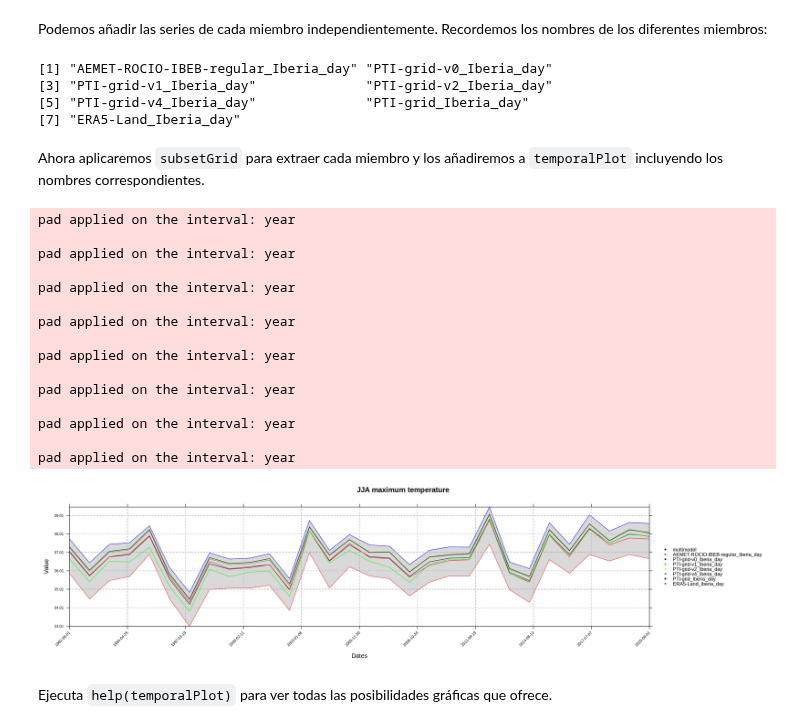
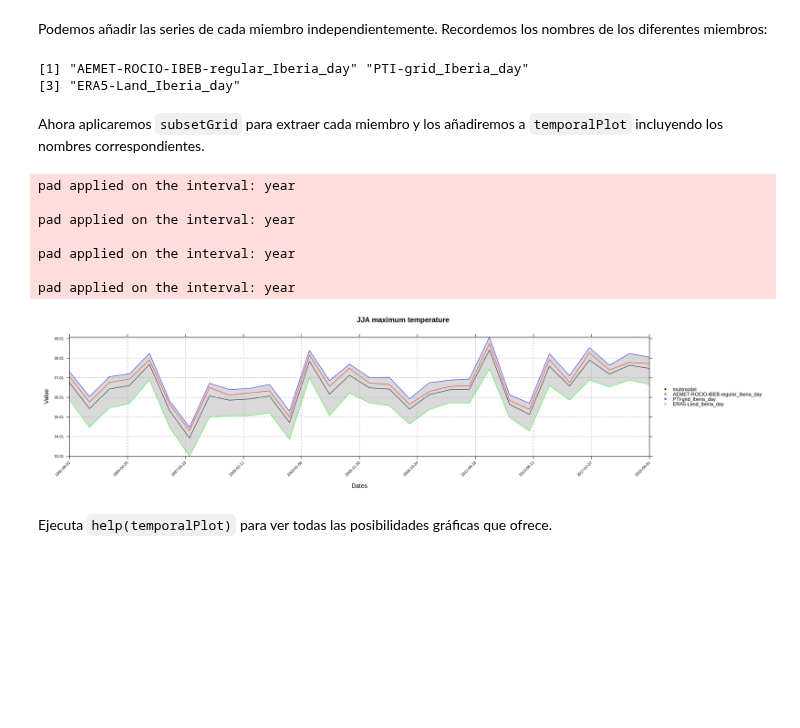
Before and after one commit to SantanderMetGroup/PTI-Clima-Datalab, a Jupyter notebook: Notebooks/R/intercomp_rejillas_obs_Iberia_R.ipynb, the cells around one changed output. Drawn from its saved outputs; the diff is of its cells as text; code cells hidden in the pictures; blank space fills up the shorter version.

```diff
--- a/Notebooks/R/intercomp_rejillas_obs_Iberia_R.ipynb
+++ b/Notebooks/R/intercomp_rejillas_obs_Iberia_R.ipynb
@@ -239,0 +242,3 @@ datasets <- datasets[ind, ] %>% print
+# %%
+ind <- grep("PTI-grid-v", datasets$dataset, invert = TRUE)
+datasets <- datasets[ind, ] %>% print
@@ -589,41 +584,27 @@ Podemos añadir las series de cada miembro independientemente. Recordemos los no
 # %%
 tasmax.jja.grid.max.masked$Members
 # %% [output]
-[1] "AEMET-ROCIO-IBEB-regular_Iberia_day" "PTI-grid-v0_Iberia_day"
-[3] "PTI-grid-v1_Iberia_day"              "PTI-grid-v2_Iberia_day"
-[5] "PTI-grid-v4_Iberia_day"              "PTI-grid_Iberia_day"
-[7] "ERA5-Land_Iberia_day"
+[1] "AEMET-ROCIO-IBEB-regular_Iberia_day" "PTI-grid_Iberia_day"
+[3] "ERA5-Land_Iberia_day"
 # %% [markdown]
 Ahora aplicaremos `subsetGrid` para extraer cada miembro y los añadiremos a `temporalPlot` incluyendo los nombres correspondientes.
 # %%
 independent.members <- lapply(1:length(datasets$dataset), function(i) subsetGrid(tasmax.jja.grid.max.masked, members = i))
 
 temporalPlot("multimodel" = tasmax.jja.grid.max.masked,
              "AEMET-ROCIO-IBEB-regular_Iberia_day" = independent.members[[1]],
-             "PTI-grid-v0_Iberia_day" = independent.members[[2]],
-             "PTI-grid-v1_Iberia_day" = independent.members[[3]],
-             "PTI-grid-v2_Iberia_day" = independent.members[[4]],
-             "PTI-grid-v4_Iberia_day" = independent.members[[5]],
-             "PTI-grid_Iberia_day"    = independent.members[[6]],
-             "ERA5-Land_Iberia_day"   = independent.members[[7]],
+             "PTI-grid_Iberia_day"                 = independent.members[[2]],
+             "ERA5-Land_Iberia_day"                = independent.members[[3]],
              xyplot.custom = list(main = "JJA maximum temperature"))
 # %% [output]
 pad applied on the interval: year
 
 pad applied on the interval: year
 
 pad applied on the interval: year
 
 pad applied on the interval: year
-
-pad applied on the interval: year
-
-pad applied on the interval: year
-
-pad applied on the interval: year
-
-pad applied on the interval: year
-[figure, old version]
+[figure, new version]
 # %% [markdown]
 Ejecuta `help(temporalPlot)` para ver todas las posibilidades gráficas que ofrece.
 # %% [markdown]
```
Also changed, not shown: parts of 20 cells of this notebook.
